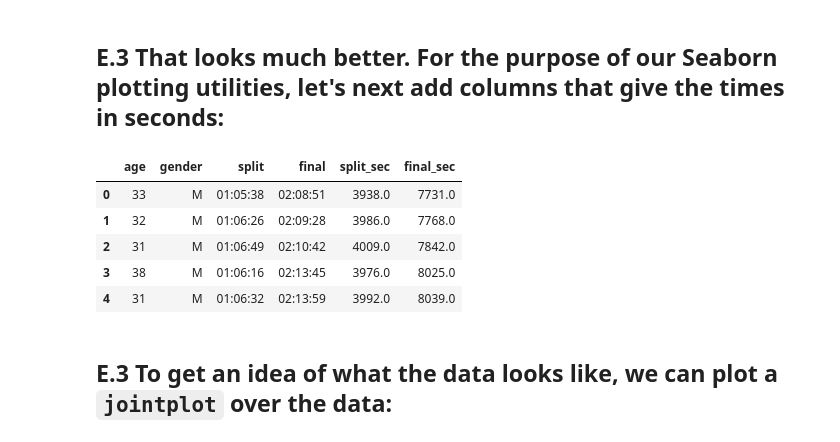
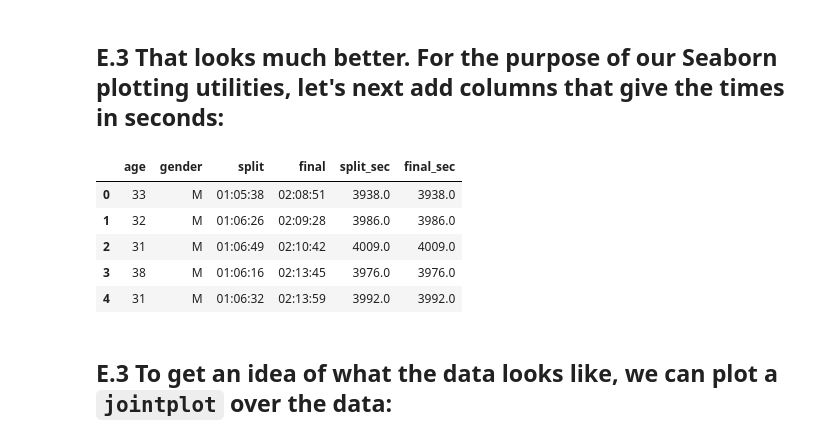
Before and after one commit to Kaiyang-Liu/business_analytics, a Jupyter notebook: exercise2.ipynb, the cells around one changed output. Saved outputs shown, nothing was run; the diff lists cells and outputs as text; code cells hidden in the pictures.

```diff
--- a/exercise2.ipynb
+++ b/exercise2.ipynb
@@ -49,10 +41,11 @@ dtype: object
 import datetime
 
 def convert_time(s):
+    h, m, s = map(int, s.split(":"))
+    return datetime.timedelta(hours = h, minutes = m, seconds = s)
     return "converted time"
 
-data = pd.read_csv('marathon-data.csv',
-                   converters={'split':convert_time, 'final':convert_time})
+data = pd.read_csv('marathon-data.csv',converters={'split':convert_time, 'final':convert_time})
 data.head()
 # %% [output]
 |  | age | gender | split | final |
@@ -72,17 +65,17 @@ dtype: object
 # %% [markdown]
 ## E.3 That looks much better. For the purpose of our Seaborn plotting utilities, let's next add columns that give the times in seconds:
 # %%
-data['split_sec'] = #
-data['final_sec'] = #
+data['split_sec'] = data['split'].astype(int)/1e9
+data['final_sec'] = data['split'].astype(int)/1e9
 
 data.head()
 # %% [output]
 |  | age | gender | split | final | split_sec | final_sec |
-| 0 | 33 | M | 01:05:38 | 02:08:51 | 3938.0 | 7731.0 |
-| 1 | 32 | M | 01:06:26 | 02:09:28 | 3986.0 | 7768.0 |
-| 2 | 31 | M | 01:06:49 | 02:10:42 | 4009.0 | 7842.0 |
-| 3 | 38 | M | 01:06:16 | 02:13:45 | 3976.0 | 8025.0 |
-| 4 | 31 | M | 01:06:32 | 02:13:59 | 3992.0 | 8039.0 |
+| 0 | 33 | M | 01:05:38 | 02:08:51 | 3938.0 | 3938.0 |
+| 1 | 32 | M | 01:06:26 | 02:09:28 | 3986.0 | 3986.0 |
+| 2 | 31 | M | 01:06:49 | 02:10:42 | 4009.0 | 4009.0 |
+| 3 | 38 | M | 01:06:16 | 02:13:45 | 3976.0 | 3976.0 |
+| 4 | 31 | M | 01:06:32 | 02:13:59 | 3992.0 | 3992.0 |
 # %% [markdown]
 ## E.3 To get an idea of what the data looks like, we can plot a ``jointplot`` over the data:
 # %%
```
Also changed, not shown: parts of 2 cells of this notebook.
